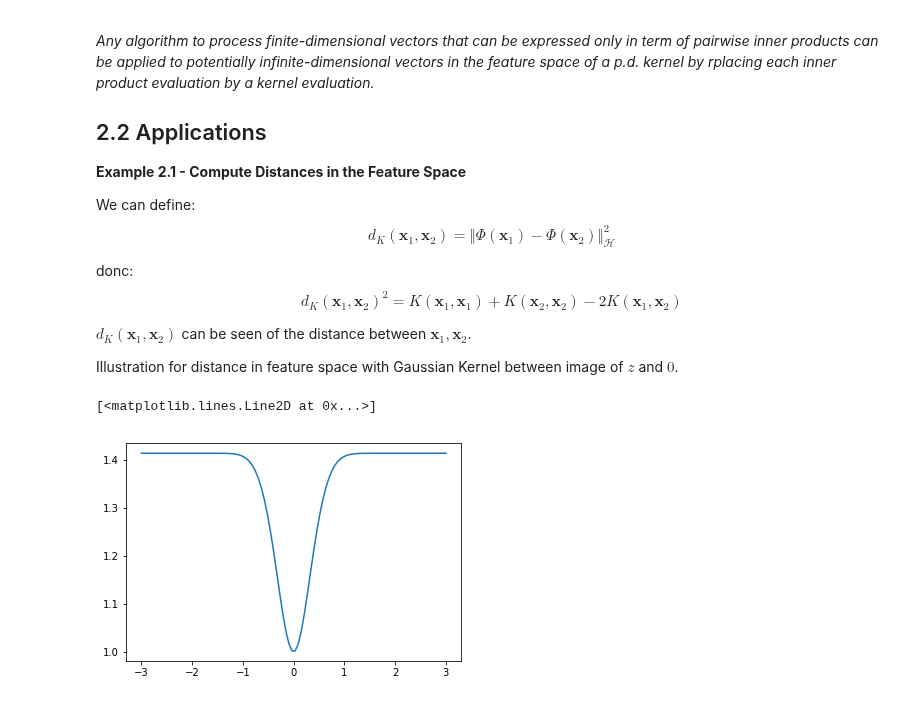
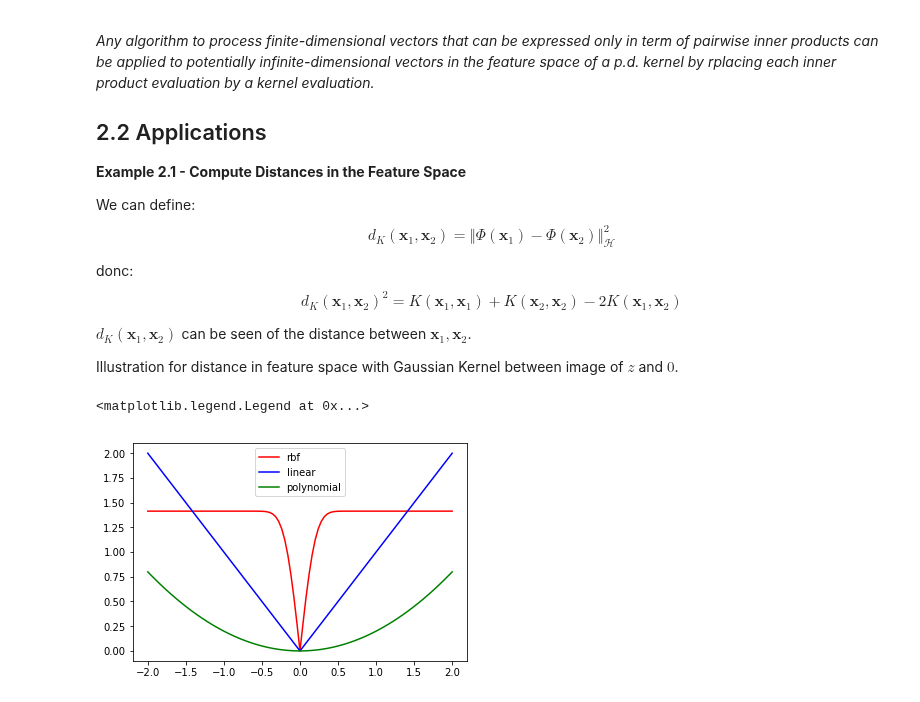
Before and after one commit to riduan91/DSC101, a Jupyter notebook: Readings/Kernels.ipynb, the cells around one changed output. Drawn from its saved outputs; the diff is of its cells as text; code cells hidden in the pictures.

Commit message:
Readings - Kernels

```diff
--- a/Readings/Kernels.ipynb
+++ b/Readings/Kernels.ipynb
@@ -214,21 +214,29 @@ $$
 $d_K(\mathbf x_1, \mathbf x_2)$ can be seen of the distance between $\mathbf x_1, \mathbf x_2$.
 
 Illustration for distance in feature space with Gaussian Kernel between image of $z$ and $0$.
-# %%
-import matplotlib.pyplot as plt
-%matplotlib inline
-import numpy as np
-
-sigma = 0.5
-
-def gaussian_kernel(x, y):
-    return np.exp(-(x-y)**2/sigma**2)
-
-def gaussian_distance(z):
-    return np.sqrt(gaussian_kernel(0, 0) + gaussian_kernel(z, z) - gaussian_kernel(z, 0))
-
-interval = np.linspace(-3, 3, 100)
-plt.plot(interval, gaussian_distance(interval))
-# %% [output]
-[<matplotlib.lines.Line2D at 0x...>]
-[figure, removed]
+# %%
+import matplotlib.pyplot as plt
+%matplotlib inline
+import numpy as np
+
+def K(x, y, kernel = "rbf", degree = 2, gamma = 0.2, r = 0):
+    if kernel == "rbf":
+        return np.exp(-(x-y)**2/gamma**2)
+    if kernel == "linear":
+        return x * y
+    if kernel == "polynomial":
+        return (r + gamma * x * y)**degree
+    return
+
+def distanceTo0(z, kernel = "rbf", degree = 2, gamma = 0.2, r = 0):
+    return np.sqrt(K(0, 0, kernel, degree, gamma, r) + K(z, z, kernel, degree, gamma, r) - 2*K(z, 0, kernel, degree, gamma, r))
+
+
+interval = np.linspace(-2, 2, 101)
+plt.plot(interval, distanceTo0(interval, kernel = "rbf"), 'r', label = 'rbf')
+plt.plot(interval, distanceTo0(interval, kernel = "linear"), 'b', label = 'linear')
+plt.plot(interval, distanceTo0(interval, kernel = "polynomial"), 'g', label = 'polynomial')
+plt.legend()
+# %% [output]
+<matplotlib.legend.Legend at 0x...>
+[figure, added]
```
Also changed, not shown: parts of 46 cells of this notebook, 2 other files.
